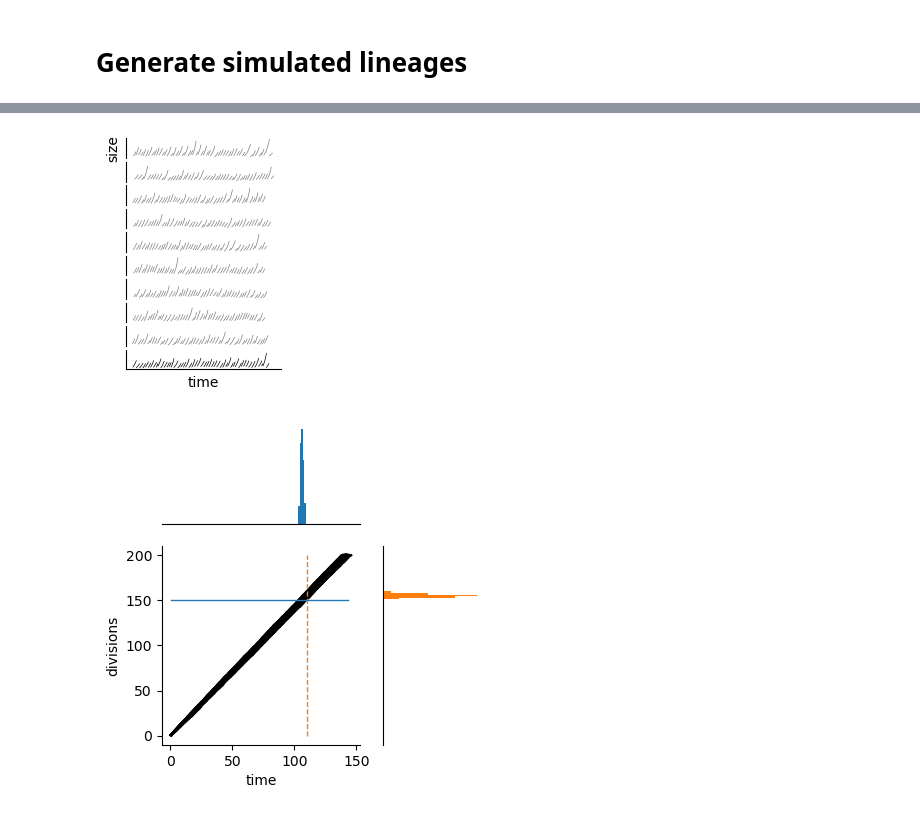
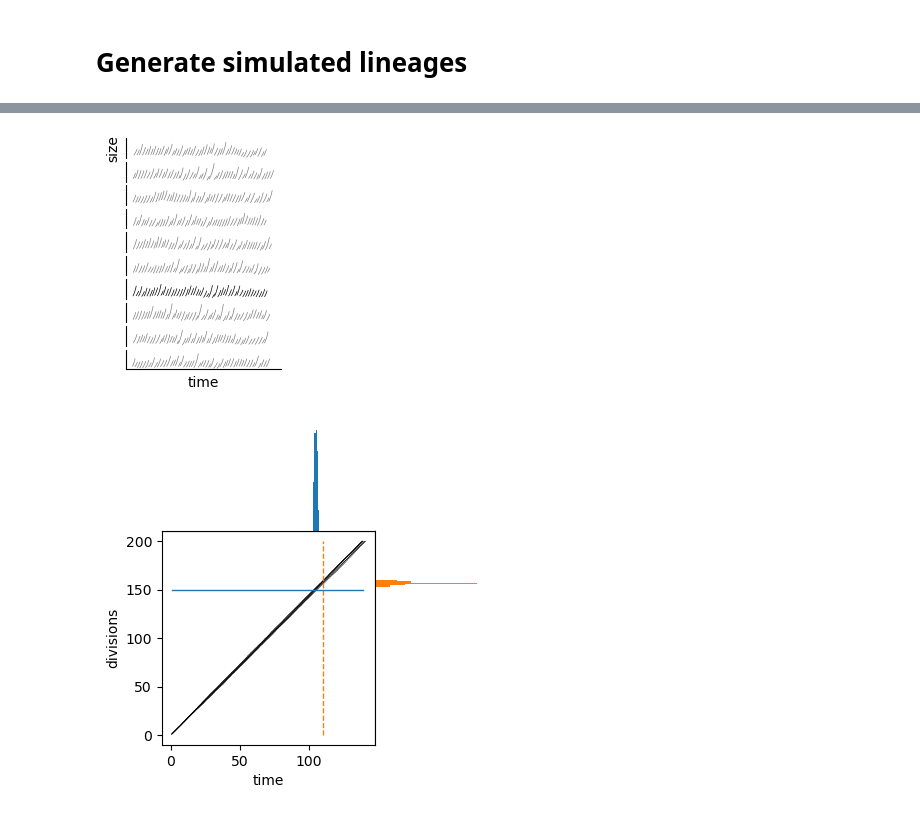
Before and after one commit to elevien/LDPrediction, a Jupyter notebook: src/PAPER_intro.ipynb, the cells around one changed output, grey strips where cells are left out. Drawn from its saved outputs; the diff is of its cells as text; code cells hidden in the pictures.

```diff
--- a/src/PAPER_intro.ipynb
+++ b/src/PAPER_intro.ipynb
@@ -38,8 +74,8 @@ end
 # %%
 
-fig,ax = subplots(figsize=(4,2))
+fig,ax = subplots(figsize=(5,2))
 
-x0,y0,depth,h,lw = 0,0,0,5,0.5
+x0,y0,depth,h,lw = 0,0,0,1,0.5
 recursive_draw_tree(ax,root,x0,y0,depth,h,lw)
 
 
@@ -63,5 +101,5 @@ fig
 # %%
-θ = (σM=0.2,σλ = 0.14)
+θ = (σM=0.2,σλ = 0.1)
 
 
 function generate_adder_lineage(θ,n)
@@ -77,3 +115,4 @@ function generate_adder_lineage(θ,n)
 end
 
 dfs = [generate_adder_lineage(θ,200) for j in 1:200];
+dfs
@@ -87,7 +144,7 @@ for k in 1:nrows
     for i in 1:(length(df.M)-1)
         trng = collect(df.t[i]:0.01:df.t[i+1])
         #ax.vlines([df.t[i+1]],df.M[i+1],exp.(df.τ[i] *df.λ[i])*df.M[i],color="k",lw=0.4,linestyle="--")
-        ax.plot(trng,df.M[i] .* exp.((trng .- trng[1]) .* df.λ[i]),"-",lw=0.5,color= (k == nrows) ? "k" : "gray")
+        ax.plot(trng,df.M[i] .* exp.((trng .- trng[1]) .* df.λ[i]),"-",lw=0.5,color= (k == 7) ? "k" : "gray")
     end
     ax.spines["right"].set_visible(false)
     ax.spines["top"].set_visible(false)
@@ -107,50 +164,48 @@ savefig(FIG_PATH*"/intro_lineages.pdf",bbox_inches="tight")
 
 fig
 # %% [output]
-[figure, old version]
+[figure, new version]
 # %%
 fig = figure(figsize=(4, 4))
 gs = fig.add_gridspec(2, 2,  width_ratios=(4, 2), height_ratios=(2, 4),
                       left=0.1, right=0.9, bottom=0.1, top=0.9,
-                      wspace=0.15, hspace=0.15)
+                      wspace=0.0, hspace=0.0)
 
 ax = fig.add_subplot(gs[1, 0])
 ax_histx = fig.add_subplot(gs[0, 0], sharex=ax)
 ax_histy = fig.add_subplot(gs[1, 1], sharey=ax)
 
 # -------------------------------------------------------
-for k in 1:length(dfs)
+for k in 1:10
     df = dfs[k]
-    ax.plot(df.t,(1:length(df.t)),"k-",markersize=0.1)
+    ax.plot(df.t,(1:length(df.t)),"k-",markersize=0.1,lw=0.3)
 end
 ax.vlines([110],0,200,linestyle="--",color="C1",lw=1)
 ax.plot(dfs[1].t,150ones(length(dfs[1].t)),"C0-",lw=1)
-ax.spines["right"].set_visible(false)
-ax.spines["top"].set_visible(false)
 
 # -------------------------------------------------------
 ax_histx.tick_params(axis="both", left=false, top=false, right=false, bottom=false, labelleft=false, labeltop=false, labelright=false, labelbottom=false)
 ax_histy.tick_params(axis="both", left=false, top=false, right=false, bottom=false, labelleft=false, labeltop=false, labelright=false, labelbottom=false)
 ax_histx.spines["right"].set_visible(false)
 ax_histx.spines["top"].set_visible(false)
 ax_histx.spines["left"].set_visible(false)
 ax_histy.spines["right"].set_visible(false)
 ax_histy.spines["top"].set_visible(false)
 ax_histy.spines["bottom"].set_visible(false)
 
 #bins = collect(100:1:150)
 h,x = ax_histx.hist([df.t[150] for df in dfs],5,color="C0",density=true)
 #x = (bins[1:end-1] .+ bins[2:end]) ./2
 #ax_histx.plot(x,h,"C5-")
 
 
 ax_histy.hist([length(df[df.t .< 110,:].t) for df in dfs],5,color="C1",orientation="horizontal",density=true)
 ax.set_xlabel("time")
 ax.set_ylabel("divisions")
 
 tight_layout()
 
 savefig(FIG_PATH*"/intro_hist.pdf",bbox_inches="tight")
 fig
 # %% [output]
-[figure, old version]
+[figure, new version]
```
Also changed, not shown: parts of 10 cells of this notebook, 5 other files.
